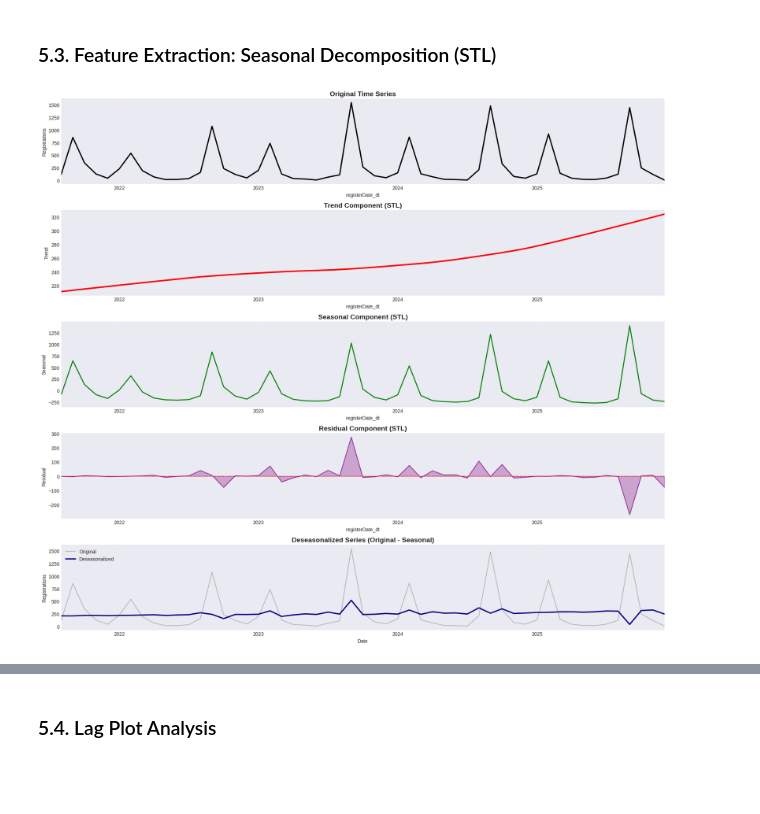
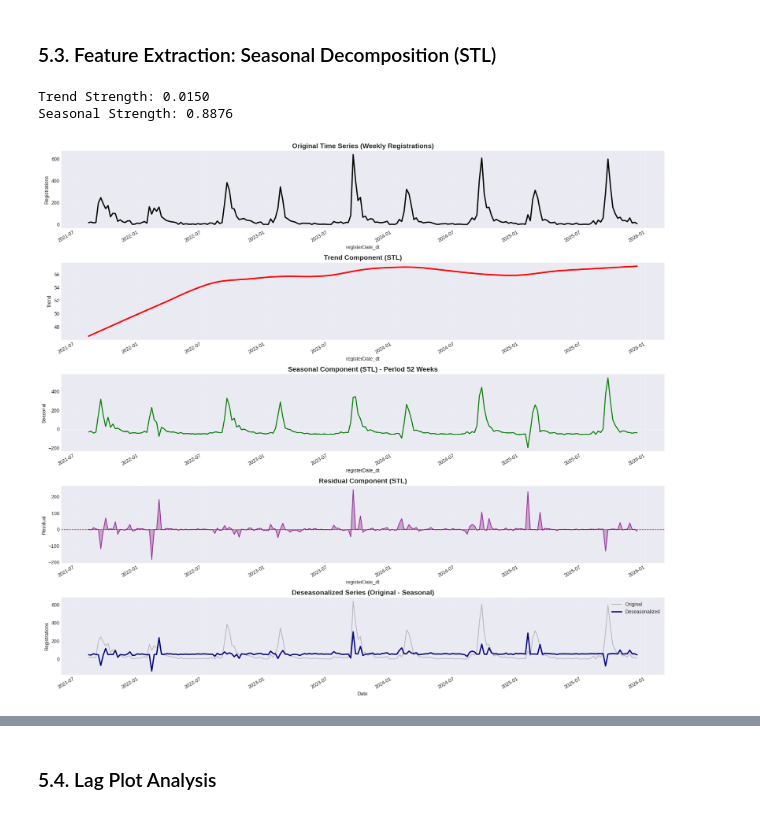
Before and after one commit to franciscopana/M.IA_Time-Series-Forecasting, a Jupyter notebook: eda.ipynb, the cells around one changed output, grey strips where cells are left out. Drawn from its saved outputs; the diff is of its cells as text; code cells hidden in the pictures; blank space fills up the shorter version.

```diff
--- a/eda.ipynb
+++ b/eda.ipynb
@@ -619,7 +624,6 @@ Because the dataset can be highly volatile when analyzed day by day, we decided
 daily_series = df.groupby(df['registerDate_dt'].dt.date).size()
 daily_series.index = pd.to_datetime(daily_series.index)
 daily_series.name = 'registrations'
-
 daily_complete = daily_series.asfreq('D', fill_value=0)
 
 monthly_series = df.groupby(df['registerDate_dt'].dt.to_period('M')).size()
@@ -628,8 +632,9 @@ monthly_series.name = 'registrations'
 monthly_complete = monthly_series.asfreq('MS', fill_value=0)
 
 weekly_series = df.groupby(df['registerDate_dt'].dt.to_period('W')).size()
-weekly_series.index = weekly_series.index.to_timestamp()
+weekly_series.index = weekly_series.index.to_timestamp(how='end')
 weekly_series.name = 'registrations'
+weekly_complete = weekly_series.asfreq('W-SUN', fill_value=0)
 # %%
 fig = plt.figure(figsize=(18, 10))
 gs = GridSpec(3, 1, figure=fig, hspace=0.7)
@@ -782,7 +778,7 @@ The heatmap shows that September stands out as the peak month for student regist
 # %%
 from statsmodels.tsa.seasonal import STL
 
-stl = STL(monthly_complete, seasonal=13, trend=25, robust=True)  # seasonal=13 for monthly data
+stl = STL(weekly_complete, seasonal=53, trend=75, robust=True)
 result = stl.fit()
 
 trend = result.trend
@@ -791,8 +787,8 @@ residual = result.resid
 
 fig, axes = plt.subplots(5, 1, figsize=(18, 16))
 
-monthly_complete.plot(ax=axes[0], linewidth=2.5, color='black')
-axes[0].set_title('Original Time Series', fontsize=14, fontweight='bold')
+weekly_complete.plot(ax=axes[0], linewidth=2.5, color='black')
+axes[0].set_title('Original Time Series (Weekly Registrations)', fontsize=14, fontweight='bold')
 axes[0].set_ylabel('Registrations')
 axes[0].grid(alpha=0.3)
 
@@ -801,36 +797,40 @@ axes[1].set_title('Trend Component (STL)', fontsize=14, fontweight='bold')
 axes[1].set_ylabel('Trend')
 axes[1].grid(alpha=0.3)
 
 seasonal.plot(ax=axes[2], linewidth=2, color='green')
-axes[2].set_title('Seasonal Component (STL)', fontsize=14, fontweight='bold')
+axes[2].set_title('Seasonal Component (STL) - Period 52 Weeks', fontsize=14, fontweight='bold')
 axes[2].set_ylabel('Seasonal')
 axes[2].grid(alpha=0.3)
 
 residual.plot(ax=axes[3], linewidth=1.5, color='purple', alpha=0.7)
 axes[3].axhline(y=0, color='red', linestyle='--', linewidth=1)
 axes[3].fill_between(residual.index, 0, residual.values, alpha=0.3, color='purple')
 axes[3].set_title('Residual Component (STL)', fontsize=14, fontweight='bold')
 axes[3].set_ylabel('Residual')
 axes[3].grid(alpha=0.3)
 
 # Deseasonalized series (Original - Seasonal)
-deseasonalized = monthly_complete - seasonal
-monthly_complete.plot(ax=axes[4], linewidth=1.5, alpha=0.5, label='Original', color='gray')
+deseasonalized = weekly_complete - seasonal
+weekly_complete.plot(ax=axes[4], linewidth=1.5, alpha=0.5, label='Original', color='gray')
 deseasonalized.plot(ax=axes[4], linewidth=2.5, label='Deseasonalized', color='navy')
 axes[4].set_title('Deseasonalized Series (Original - Seasonal)', fontsize=14, fontweight='bold')
 axes[4].set_ylabel('Registrations')
 axes[4].set_xlabel('Date')
 axes[4].legend()
 axes[4].grid(alpha=0.3)
 
 plt.tight_layout()
-plt.savefig('figures/stl_decomposition.png', dpi=300, bbox_inches='tight')
-plt.show()
+plt.savefig('stl_decomposition_weekly.png', dpi=300, bbox_inches='tight')
 
 def calculate_strength(component, residual):
     return max(0, 1 - (residual.var() / (component + residual).var()))
 
 trend_strength = calculate_strength(trend, residual)
 seasonal_strength = calculate_strength(seasonal, residual)
+
+print(f"Trend Strength: {trend_strength:.4f}")
+print(f"Seasonal Strength: {seasonal_strength:.4f}")
 # %% [output]
+Trend Strength: 0.0150
+Seasonal Strength: 0.8876
-[figure, old version]
+[figure, new version]
```
Also changed, not shown: parts of 30 cells of this notebook, 12 other files.
